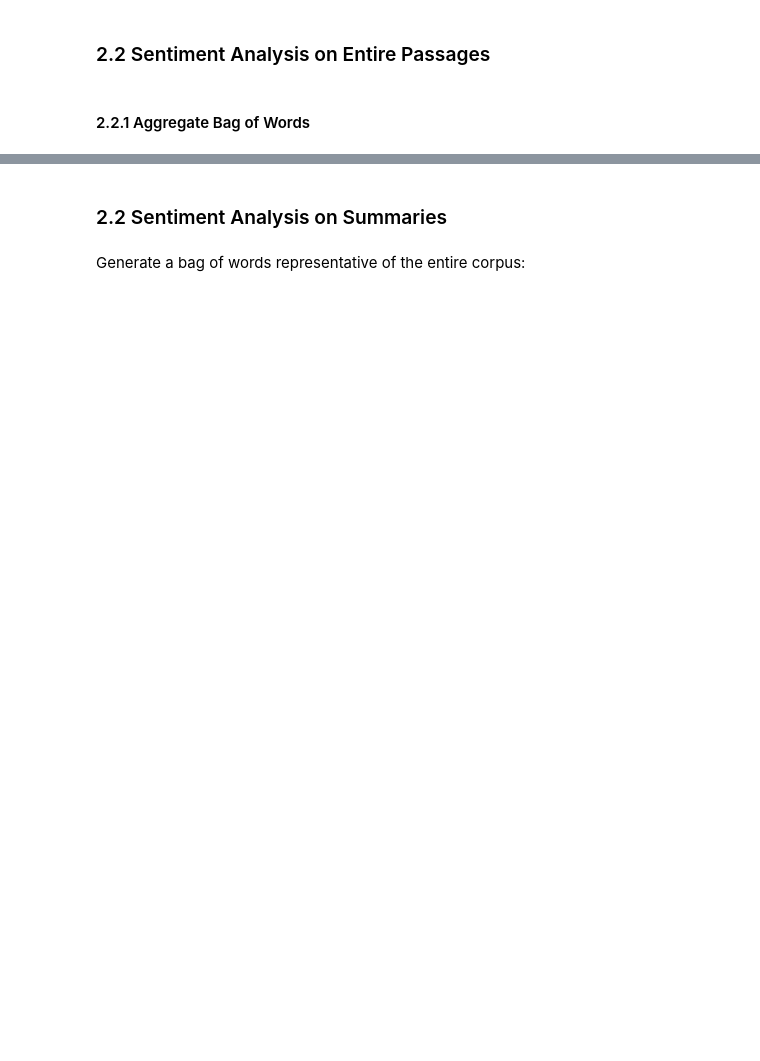
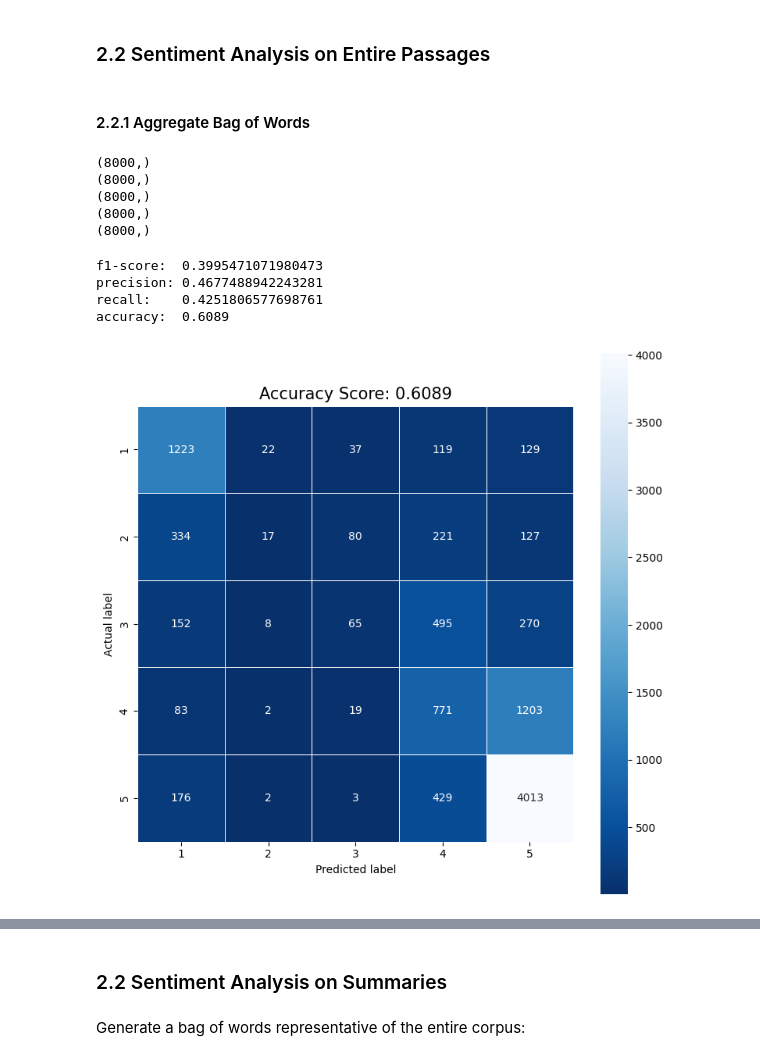
Before and after one commit to raian621/FinalProjectNLP, a Jupyter notebook: FinalProjectNLP.ipynb, the cells around one changed output, grey strips where cells are left out. Drawn from its saved outputs; the diff is of its cells as text; code cells hidden in the pictures; blank space fills up the shorter version.

Commit message:
added basic sentiment analysis and bag-of-word representations

```diff
--- a/FinalProjectNLP.ipynb
+++ b/FinalProjectNLP.ipynb
@@ -121,0 +298,28 @@ def print_scores(clf, y_pred, y_target):
+# %%
+X, y = df.drop(columns=['stars']), df['stars']
+# %%
+sgkf = StratifiedKFold(n_splits=5, random_state=1, shuffle=True)
+folds = []
+for train_idx, test_idx in sgkf.split(X['text'], y):
+    folds.append((train_idx.copy(), test_idx.copy()))
+    print(train_idx.shape)
+# %% [output]
+(8000,)
+(8000,)
+(8000,)
+(8000,)
+(8000,)
+# %%
+# create 5 bag of words for each fold
+bow = create_bow_kfolds(X, 'text', folds)
+# %%
+nb = MultinomialNB()
+scores, cm = cross_validate_bow(bow, y, nb, folds)
+
+print_results(scores, (cm,))
+# %% [output]
+f1-score:  0.3995471071980473
+precision: 0.4677488942243281
+recall:    0.4251806577698761
+accuracy:  0.6089
+[figure, added]
```
Also changed, not shown: parts of 18 cells of this notebook, 1 other file.
